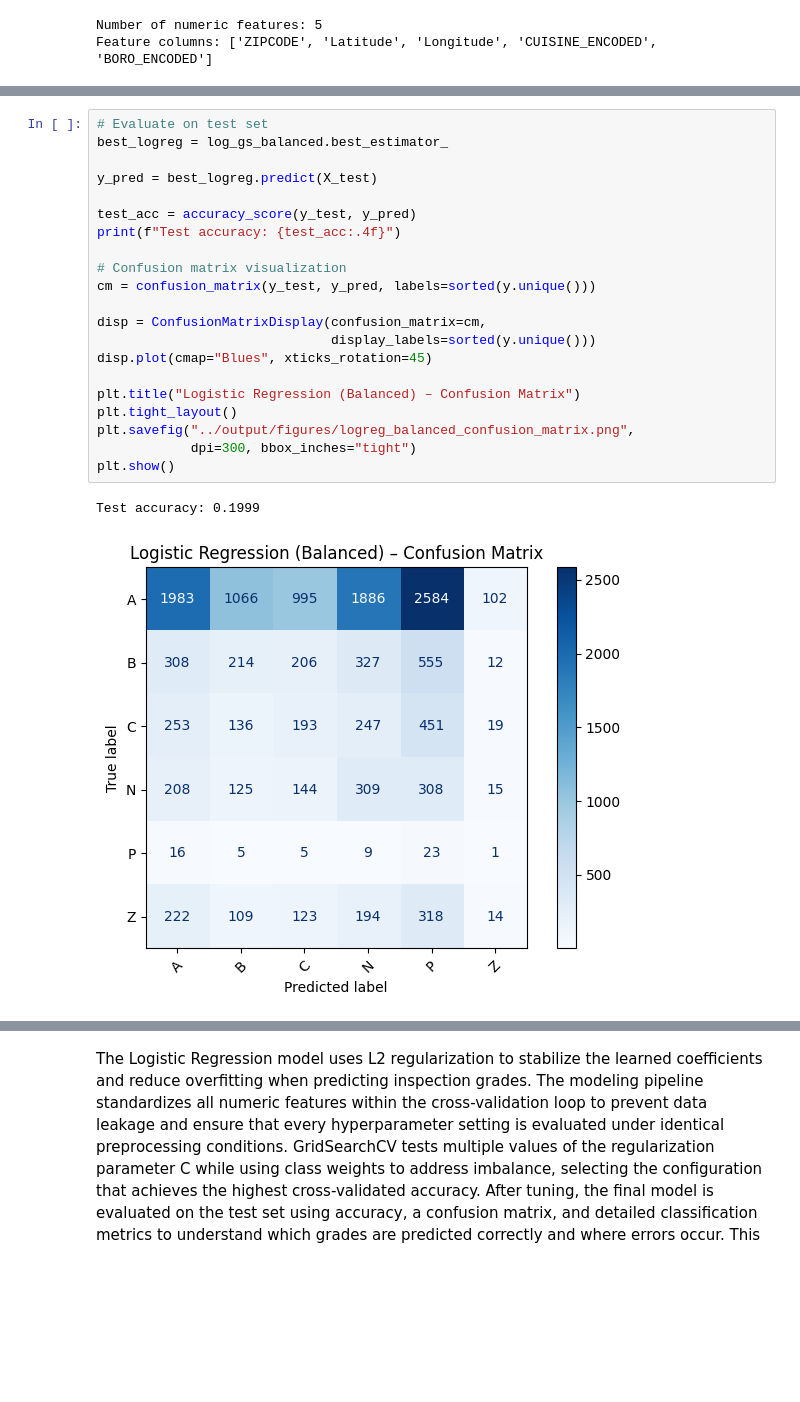
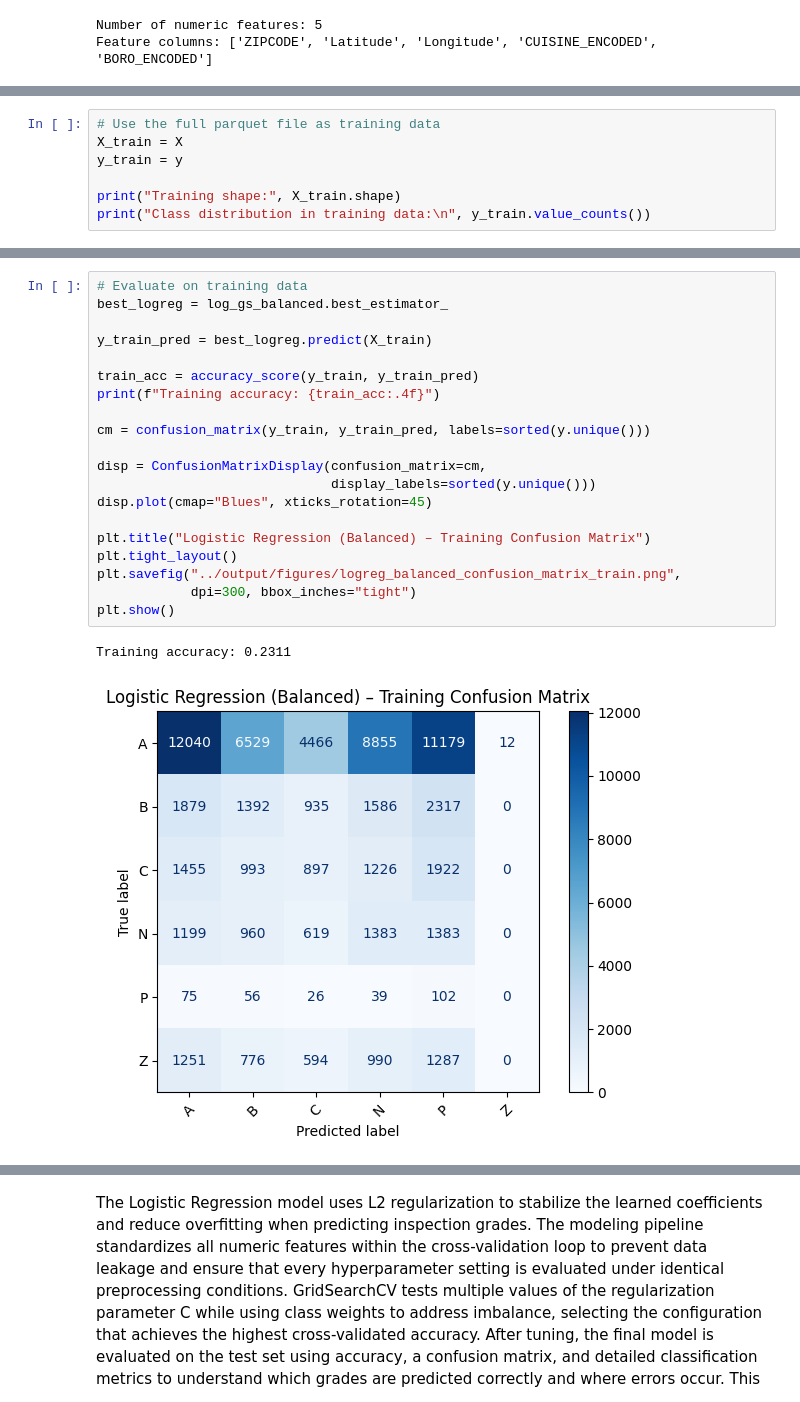
Before and after one commit to rameezrauf/ds_4022_final_project, a Jupyter notebook: notebooks/02_penalized_linear_model.ipynb, the cells around one changed output, grey strips where cells are left out. Drawn from its saved outputs; the diff is of its cells as text; blank space fills up the shorter version.

```diff
--- a/notebooks/02_penalized_linear_model.ipynb
+++ b/notebooks/02_penalized_linear_model.ipynb
@@ -104,0 +80,7 @@ Name: count, dtype: int64
+# %%
+# Use the full parquet file as training data
+X_train = X
+y_train = y
+
+print("Training shape:", X_train.shape)
+print("Class distribution in training data:\n", y_train.value_counts())
@@ -160,27 +155,26 @@ Best cross-validated Macro F1: 0.1337
 # %%
-# Evaluate on test set
+# Evaluate on training data
 best_logreg = log_gs_balanced.best_estimator_
 
-y_pred = best_logreg.predict(X_test)
+y_train_pred = best_logreg.predict(X_train)
 
-test_acc = accuracy_score(y_test, y_pred)
-print(f"Test accuracy: {test_acc:.4f}")
+train_acc = accuracy_score(y_train, y_train_pred)
+print(f"Training accuracy: {train_acc:.4f}")
 
-# Confusion matrix visualization
-cm = confusion_matrix(y_test, y_pred, labels=sorted(y.unique()))
+cm = confusion_matrix(y_train, y_train_pred, labels=sorted(y.unique()))
 
 disp = ConfusionMatrixDisplay(confusion_matrix=cm,
                               display_labels=sorted(y.unique()))
 disp.plot(cmap="Blues", xticks_rotation=45)
 
-plt.title("Logistic Regression (Balanced) – Confusion Matrix")
+plt.title("Logistic Regression (Balanced) – Training Confusion Matrix")
 plt.tight_layout()
-plt.savefig("../output/figures/logreg_balanced_confusion_matrix.png",
+plt.savefig("../output/figures/logreg_balanced_confusion_matrix_train.png",
             dpi=300, bbox_inches="tight")
 plt.show()
 # %% [output]
-Test accuracy: 0.1999
+Training accuracy: 0.2311
-[figure, old version]
+[figure, new version]
 # %%
 # Inspect learned coefficients
 coef_matrix = best_logreg.named_steps["logreg"].coef_
```
Also changed, not shown: parts of 5 cells of this notebook, 1 other file.
